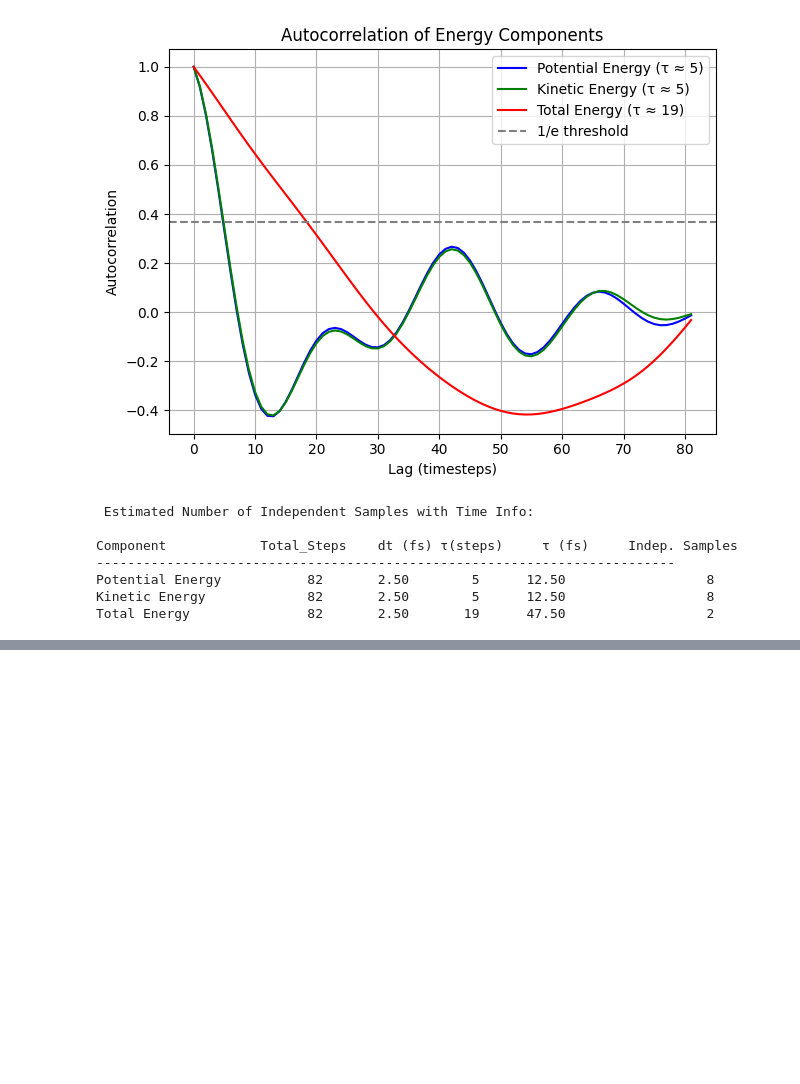
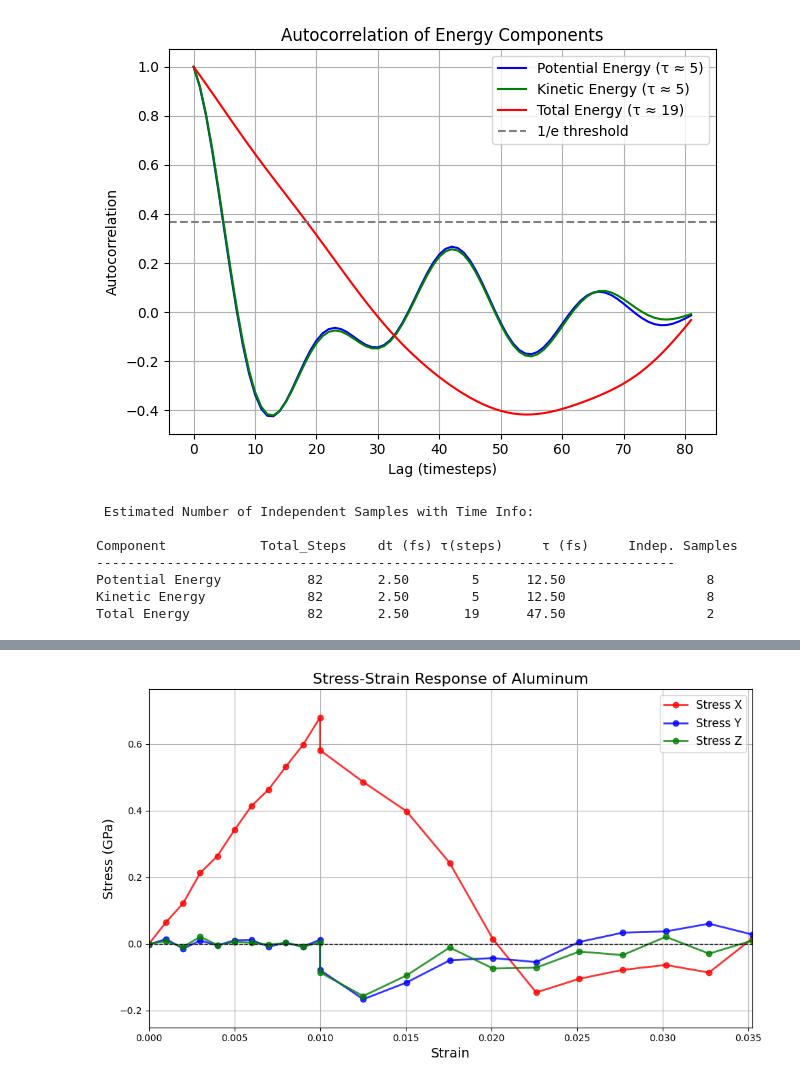
Before and after one commit to 123shwetarohokale/lammps-aluminum-optimization, a Jupyter notebook: LAMMPS_Al_Simulation.ipynb, the cells around one changed output, grey strips where cells are left out. Drawn from its saved outputs; the diff is of its cells as text; code cells hidden in the pictures; blank space fills up the shorter version.

```diff
--- a/LAMMPS_Al_Simulation.ipynb
+++ b/LAMMPS_Al_Simulation.ipynb
@@ -471,0 +181,44 @@ plt.show()
+# %%
+# Stress-Strain response of Aluminum
+import matplotlib.pyplot as plt
+import numpy as np
+import csv
+
+# Read data
+results = []
+with open('Al_tens_100.def1.txt', newline='') as file:
+    reader = csv.reader(file, delimiter=' ')
+    next(reader)  # Skip header
+    for row in reader:
+        row_clean = [float(i) for i in row if i.strip()]
+        if len(row_clean) == 4:
+            results.append(row_clean)
+
+results2 = np.transpose(results)
+
+# Get min/max for y-axis (stress) to accommodate negatives
+stress_all = np.concatenate([results2[1], results2[2], results2[3]])
+stress_min = min(stress_all)
+stress_max = max(stress_all)
+buffer = (stress_max - stress_min) * 0.1  # 10% padding
+
+# Plotting
+plt.figure(figsize=(10, 6))
+
+plt.plot(results2[0], results2[1], 'o-', label='Stress X', lw=2, markersize=6, alpha=0.8, color='red')
+plt.plot(results2[0], results2[2], 'o-', label='Stress Y', lw=2, markersize=6, alpha=0.8, color='blue')
+plt.plot(results2[0], results2[3], 'o-', label='Stress Z', lw=2, markersize=6, alpha=0.8, color='green')
+
+plt.axhline(0, color='black', linestyle='--', lw=1)  # Add horizontal line at 0
+
+plt.xlabel('Strain', fontsize=14)
+plt.ylabel('Stress (GPa)', fontsize=14)
+plt.title('Stress-Strain Response of Aluminum', fontsize=16)
+plt.legend(fontsize=12)
+plt.xlim(0, max(results2[0]))
+plt.ylim(stress_min - buffer, stress_max + buffer)
+plt.grid(True)
+plt.tight_layout()
+plt.show()
+# %% [output]
+[figure, added]
```
Also changed, not shown: parts of 9 cells of this notebook.
